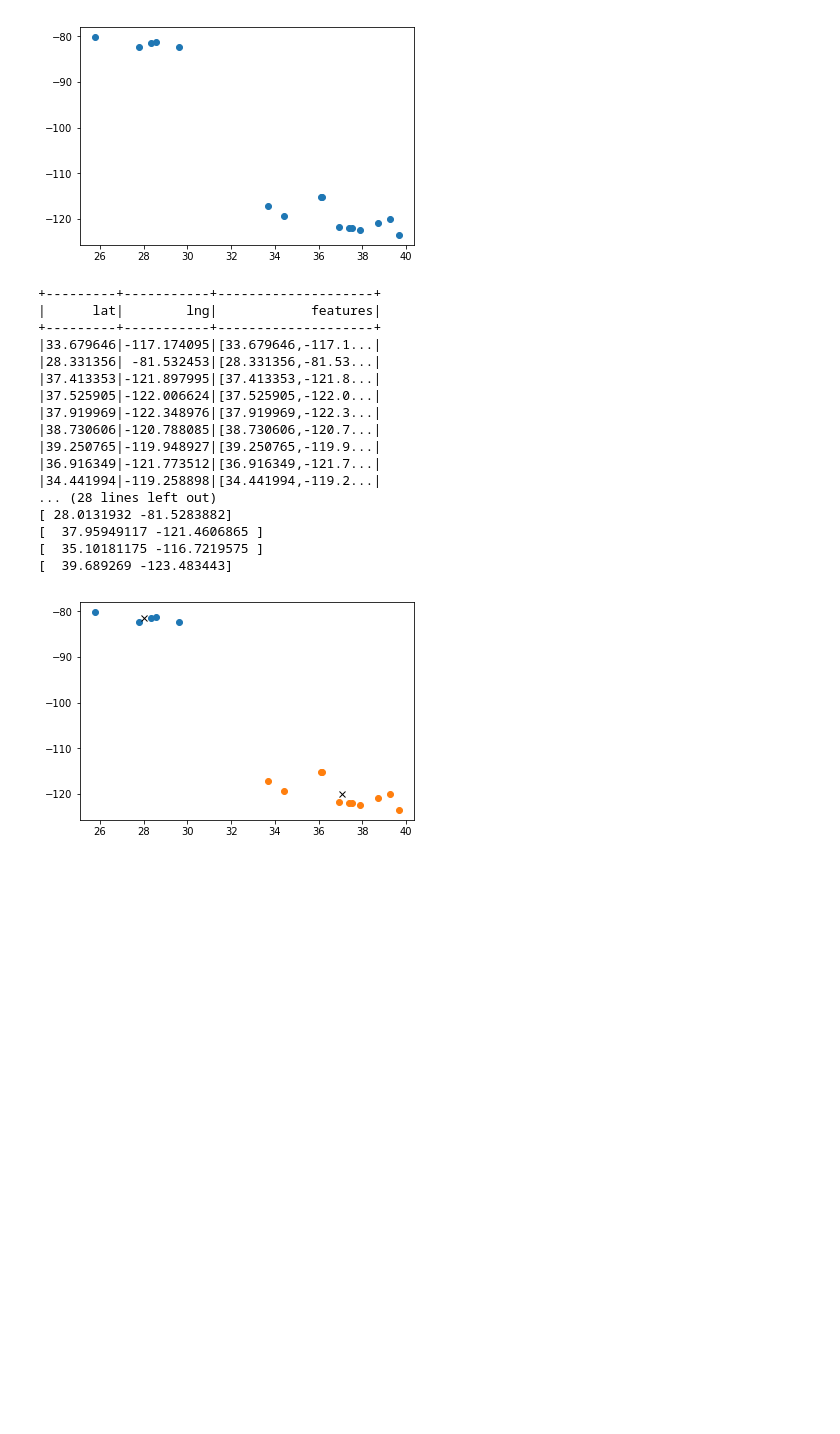
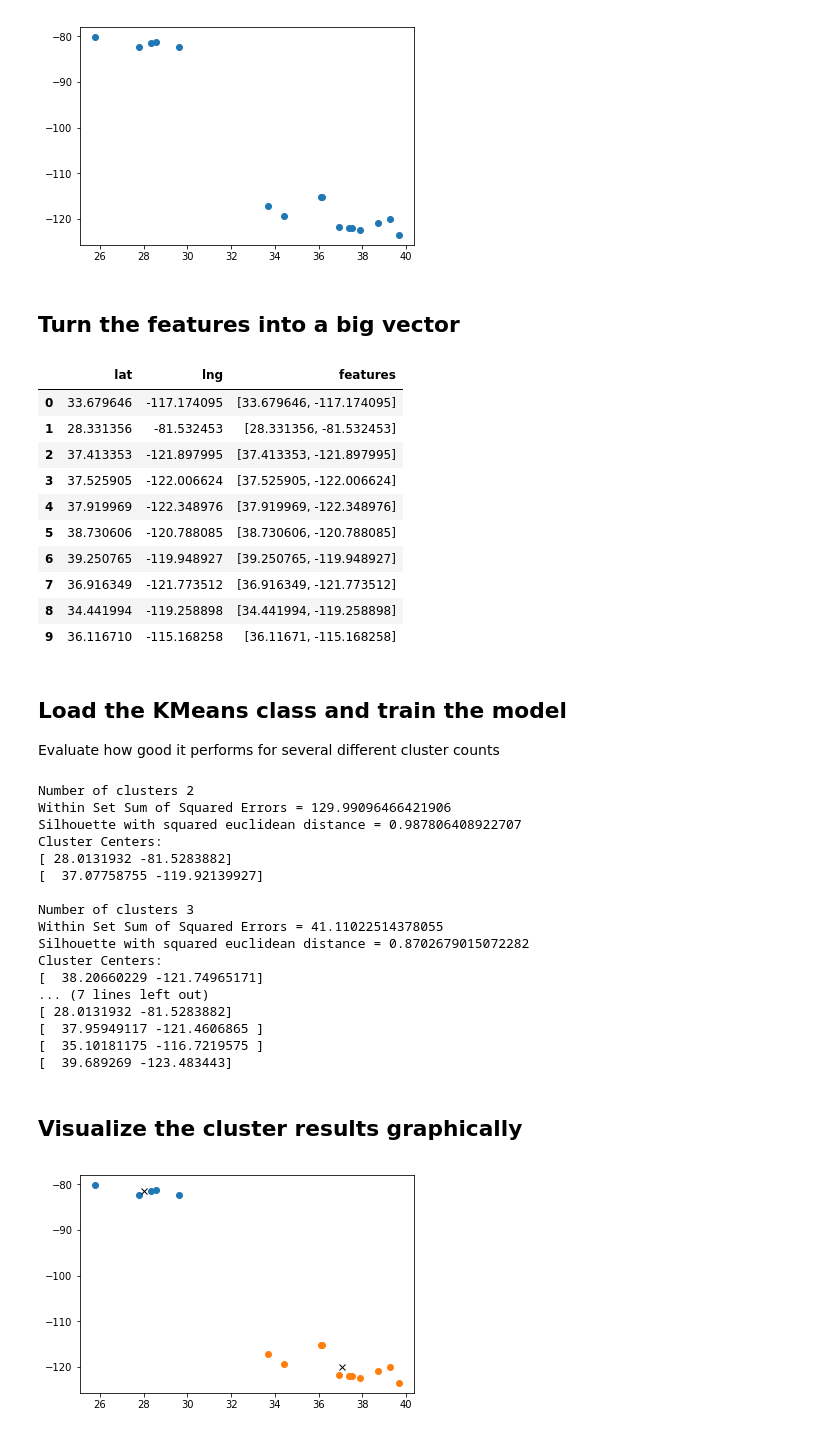
Before and after one commit to roitraining/SparkforDataEngineers, a Jupyter notebook: Ch04_Cluster.ipynb, the cells around one changed output. Saved outputs shown, nothing was run; the diff lists cells and outputs as text; code cells hidden in the pictures; blank space fills up the shorter version.

```diff
--- a/Ch04_Cluster.ipynb
+++ b/Ch04_Cluster.ipynb
@@ -41,14 +48,31 @@ plt.plot(p.loc[:,'lat'],p.loc[:,'lng'],'o')
 # %% [output]
 [<matplotlib.lines.Line2D at 0x...>]
 [figure]
+# %% [markdown]
+## Turn the features into a big vector
+# %%
+from pyspark.ml.feature import VectorAssembler
+vecAssembler = VectorAssembler(inputCols=["lat", "lng"], outputCol="features")
+dfML = vecAssembler.transform(df)
+display(dfML)
+# %% [output]
+|  | lat | lng | features |
+| 0 | 33.679646 | -117.174095 | [33.679646, -117.174095] |
+| 1 | 28.331356 | -81.532453 | [28.331356, -81.532453] |
+| 2 | 37.413353 | -121.897995 | [37.413353, -121.897995] |
+| 3 | 37.525905 | -122.006624 | [37.525905, -122.006624] |
+| 4 | 37.919969 | -122.348976 | [37.919969, -122.348976] |
+| 5 | 38.730606 | -120.788085 | [38.730606, -120.788085] |
+| 6 | 39.250765 | -119.948927 | [39.250765, -119.948927] |
+| 7 | 36.916349 | -121.773512 | [36.916349, -121.773512] |
+| 8 | 34.441994 | -119.258898 | [34.441994, -119.258898] |
+| 9 | 36.116710 | -115.168258 | [36.11671, -115.168258] |
+# %% [markdown]
+## Load the KMeans class and train the model
+Evaluate how good it performs for several different cluster counts
 # %%
-from pyspark.ml.feature import VectorAssembler
 from pyspark.ml.clustering import KMeans
 from pyspark.ml.evaluation import ClusteringEvaluator
-
-vecAssembler = VectorAssembler(inputCols=["lat", "lng"], outputCol="features")
-dfML = vecAssembler.transform(df)
-dfML.show()
 
 def evaluateCluster(model, df):
     wssse = model.computeCost(dfML.select('features'))
@@ -73,23 +97,25 @@ for k in range(2, 5):
     evaluateCluster(model, dfML.select('features'))
     print()
 # %% [output]
-+---------+-----------+--------------------+
-|      lat|        lng|            features|
-+---------+-----------+--------------------+
-|33.679646|-117.174095|[33.679646,-117.1...|
-|28.331356| -81.532453|[28.331356,-81.53...|
-|37.413353|-121.897995|[37.413353,-121.8...|
-|37.525905|-122.006624|[37.525905,-122.0...|
-|37.919969|-122.348976|[37.919969,-122.3...|
-|38.730606|-120.788085|[38.730606,-120.7...|
-|39.250765|-119.948927|[39.250765,-119.9...|
-|36.916349|-121.773512|[36.916349,-121.7...|
-|34.441994|-119.258898|[34.441994,-119.2...|
-... (28 lines left out)
+Number of clusters 2
+Within Set Sum of Squared Errors = 129.99096466421906
+Silhouette with squared euclidean distance = 0.987806408922707
+Cluster Centers:
+[ 28.0131932 -81.5283882]
+[  37.07758755 -119.92139927]
+
+Number of clusters 3
+Within Set Sum of Squared Errors = 41.11022514378055
+Silhouette with squared euclidean distance = 0.8702679015072282
+Cluster Centers:
+[  38.20660229 -121.74965171]
+... (7 lines left out)
 [ 28.0131932 -81.5283882]
 [  37.95949117 -121.4606865 ]
 [  35.10181175 -116.7219575 ]
 [  39.689269 -123.483443]
+# %% [markdown]
+## Visualize the cluster results graphically
 # %%
 %matplotlib inline
 import matplotlib.pyplot as plt
```
Also changed, not shown: parts of 5 cells of this notebook.
